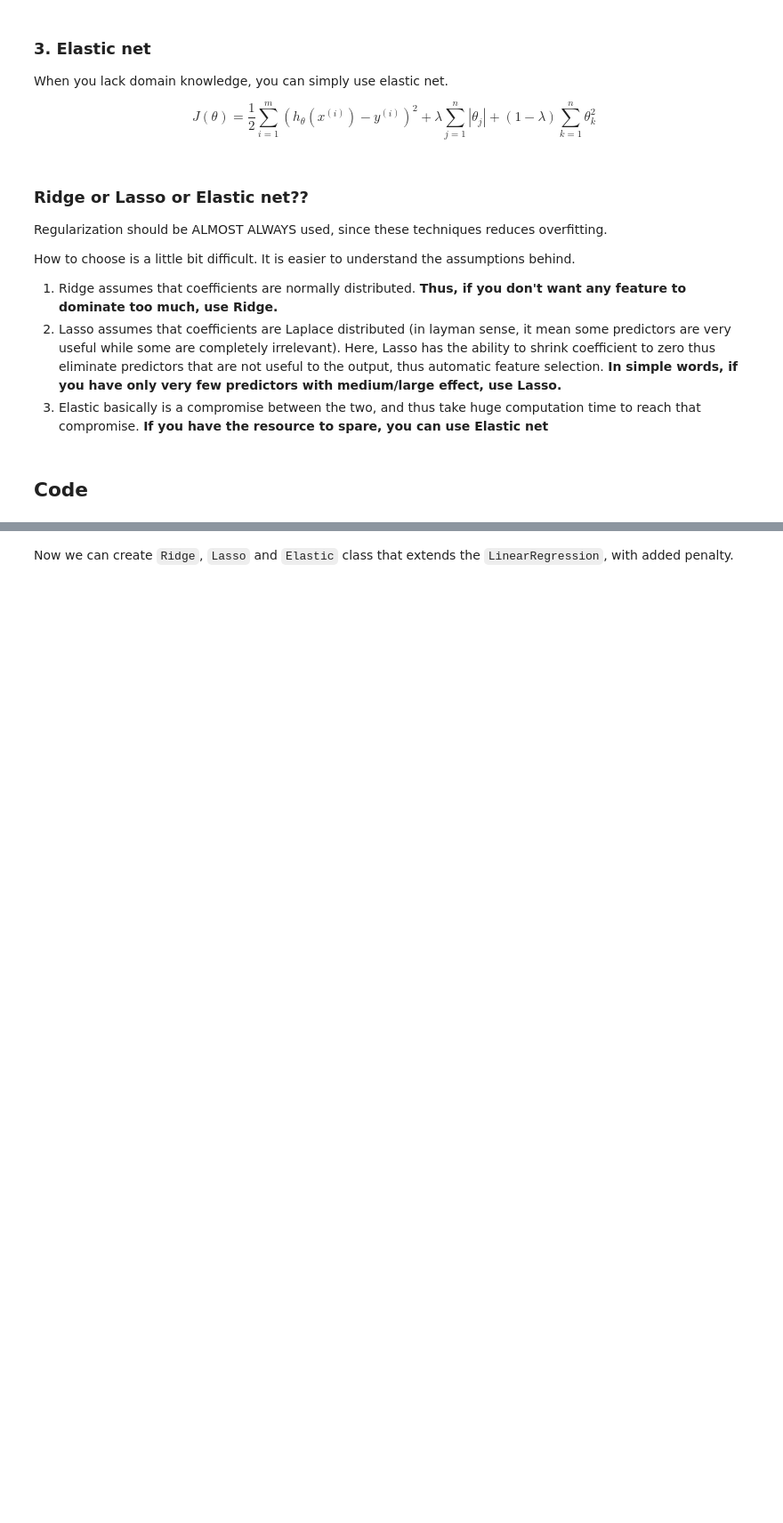
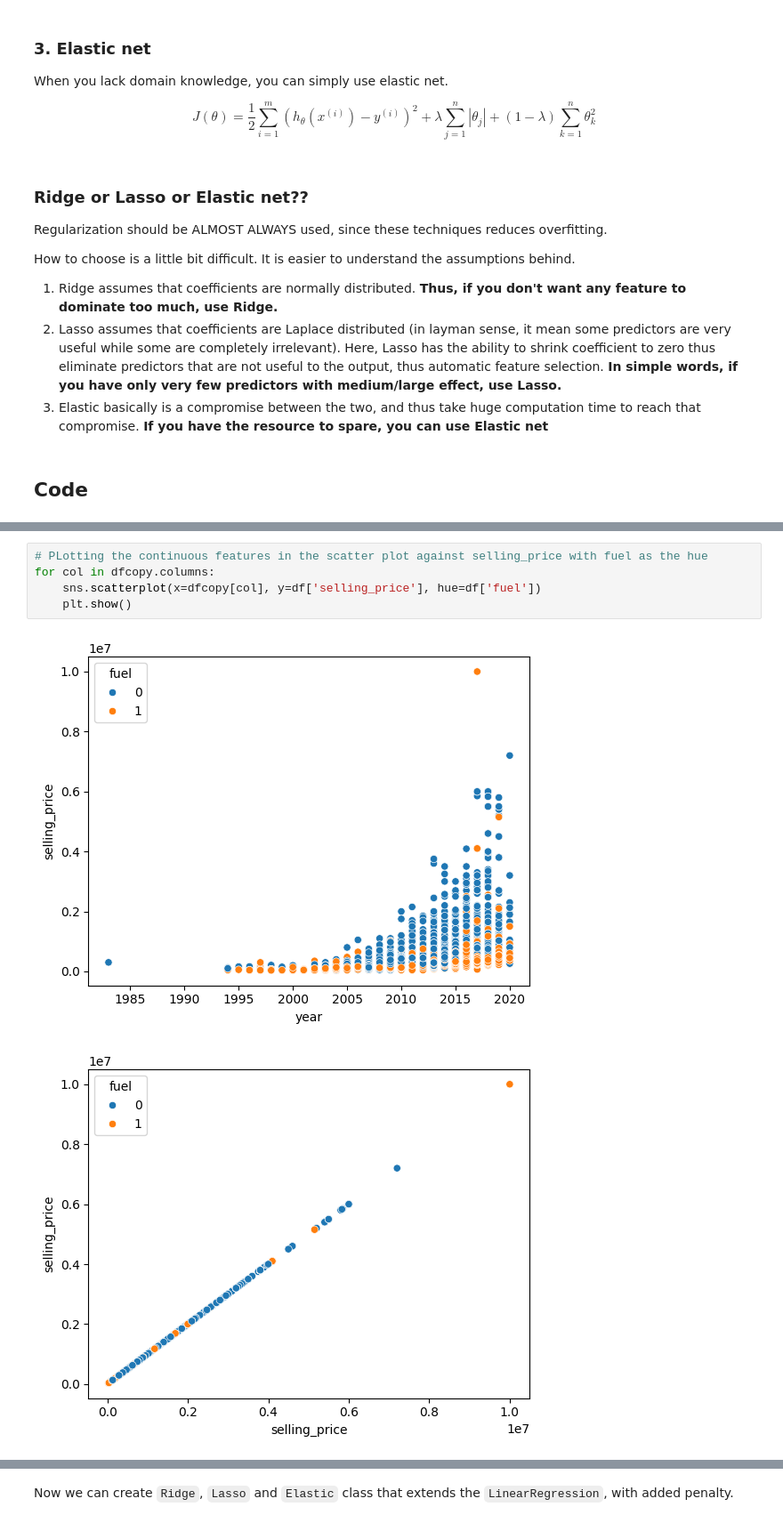
Before and after one commit to sushmi/classroom, a Jupyter notebook: notebooks/03 - Regularization.ipynb, the cells around one changed output, grey strips where cells are left out. Shown at 89% size. Drawn from its saved outputs; the diff is of its cells as text; blank space fills up the shorter version.

```diff
--- a/notebooks/03 - Regularization.ipynb
+++ b/notebooks/03 - Regularization.ipynb
@@ -188,0 +220,8 @@ class LinearRegression(object):
+# %%
+# PLotting the continuous features in the scatter plot against selling_price with fuel as the hue
+for col in dfcopy.columns:
+    sns.scatterplot(x=dfcopy[col], y=df['selling_price'], hue=df['fuel'])
+    plt.show()
+# %% [output]
+[figure, added]
+[figure, added]
```
Also changed, not shown: parts of 42 cells of this notebook, 4 other files.
